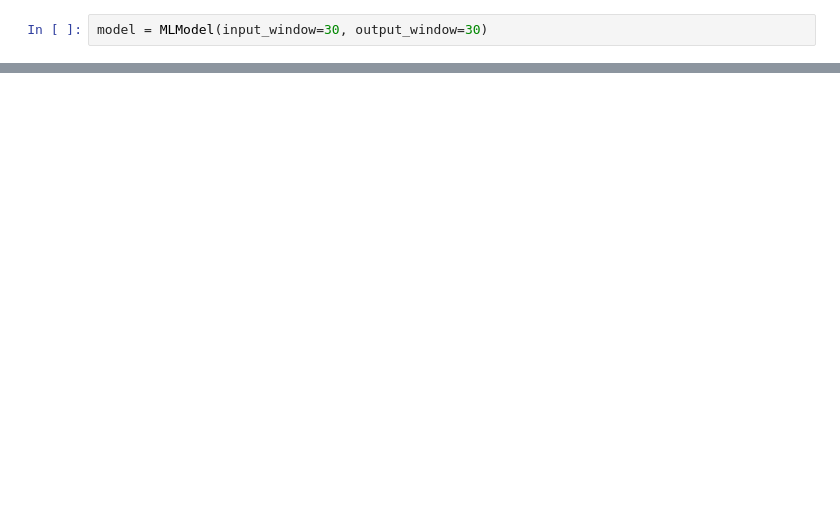
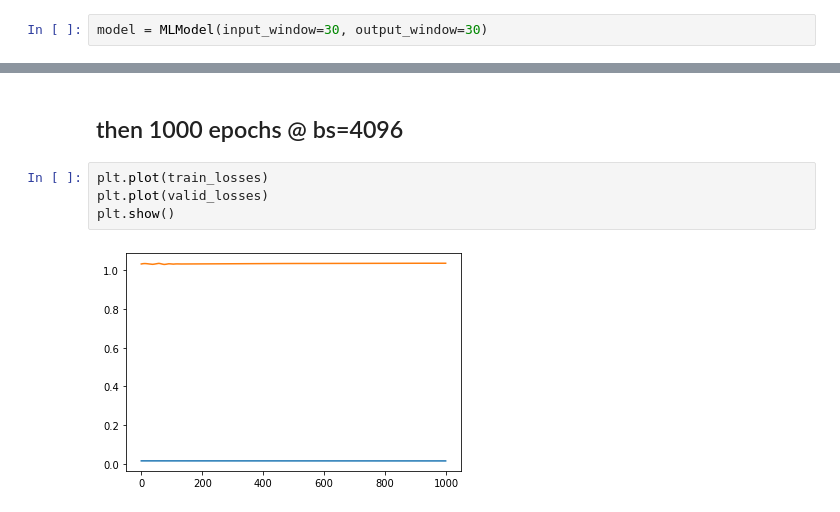
Before and after one commit to RohanM/covid-futures, a Jupyter notebook: notebooks/train-model.ipynb, the cells around one changed output, grey strips where cells are left out. Saved outputs shown, nothing was run; the diff lists cells and outputs as text; blank space fills up the shorter version.

```diff
--- a/notebooks/train-model.ipynb
+++ b/notebooks/train-model.ipynb
@@ -20,0 +70,8 @@ plt.show()
+# %% [markdown]
+## then 1000 epochs @ bs=4096
+# %%
+plt.plot(train_losses)
+plt.plot(valid_losses)
+plt.show()
+# %% [output]
+[figure, added]
```
Also changed, not shown: parts of 29 cells of this notebook, 9 other files.
